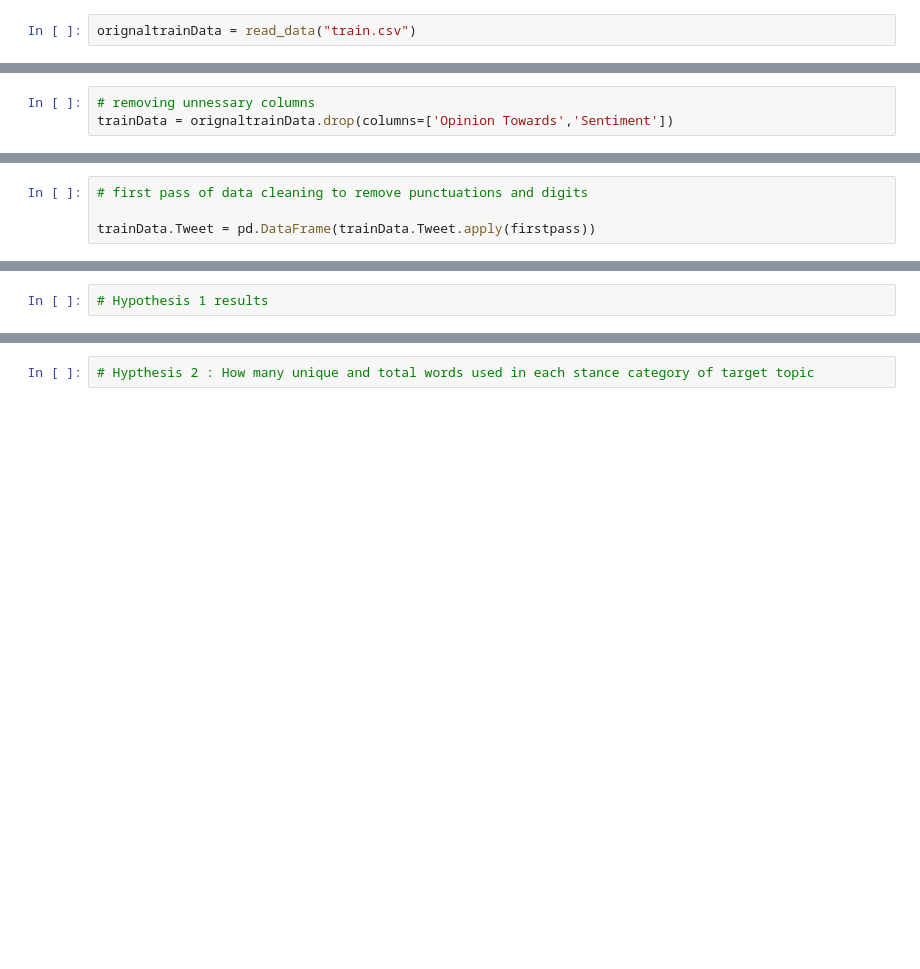
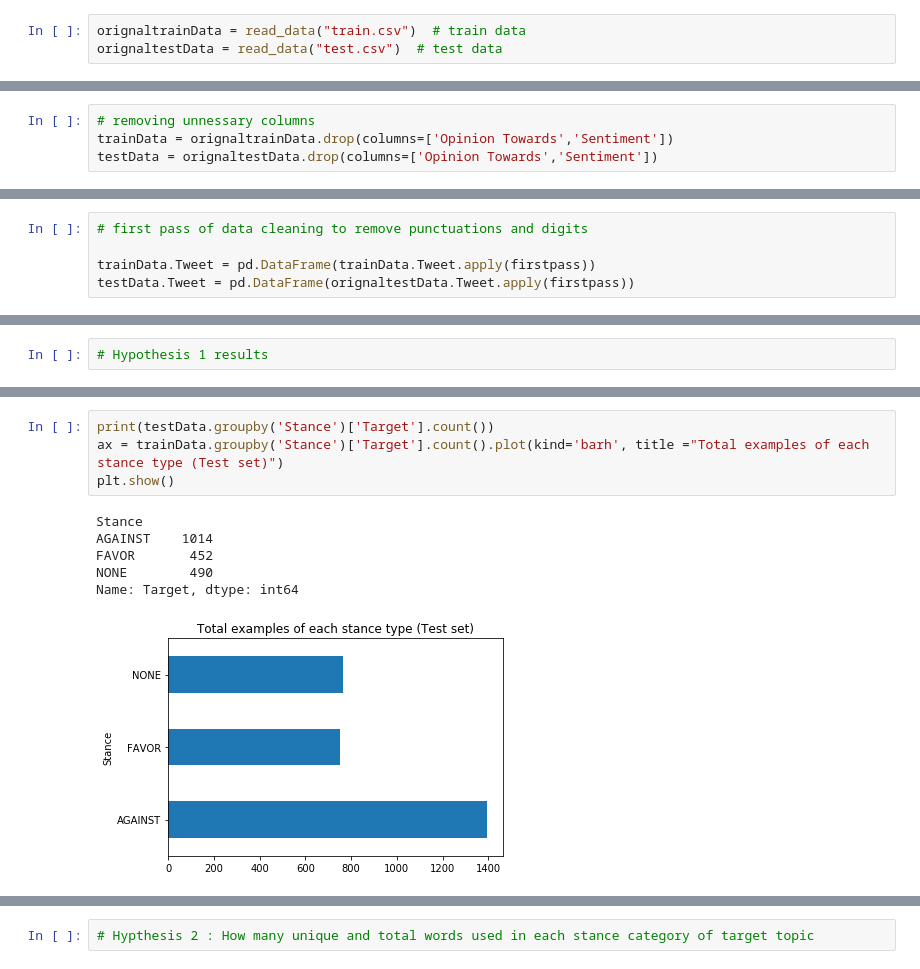
Before and after one commit to HaiderSS/Stance-Classification-in-Tweets, a Jupyter notebook: Text preprocessing and Visualisation.ipynb, the cells around one changed output, grey strips where cells are left out. Cells and saved outputs as stored; diff of their text form; blank space fills up the shorter version.

```diff
--- a/Text preprocessing and Visualisation.ipynb
+++ b/Text preprocessing and Visualisation.ipynb
@@ -118,7 +121,8 @@ def display_total_words(data):
     print(l)
     return l
 # %%
-orignaltrainData = read_data("train.csv")
+orignaltrainData = read_data("train.csv")  # train data
+orignaltestData = read_data("test.csv")  # test data
 # %%
 orignaltrainData.head()
 # %% [output]
@@ -131,3 +150,4 @@ orignaltrainData.head()
 # %%
 # removing unnessary columns
 trainData = orignaltrainData.drop(columns=['Opinion Towards','Sentiment'])
+testData = orignaltestData.drop(columns=['Opinion Towards','Sentiment'])
@@ -139,6 +155,7 @@ trainData.shape
 # first pass of data cleaning to remove punctuations and digits
 
 trainData.Tweet = pd.DataFrame(trainData.Tweet.apply(firstpass))
+testData.Tweet = pd.DataFrame(orignaltestData.Tweet.apply(firstpass))
 # %%
 # creating corpus
 
@@ -264,0 +285,11 @@ plt.show()
+# %%
+print(testData.groupby('Stance')['Target'].count())
+ax = trainData.groupby('Stance')['Target'].count().plot(kind='barh', title ="Total examples of each stance type (Test set)")
+plt.show()
+# %% [output]
+Stance
+AGAINST    1014
+FAVOR       452
+NONE        490
+Name: Target, dtype: int64
+[figure, added]
```
Also changed, not shown: parts of 12 cells of this notebook, 4 other files.
